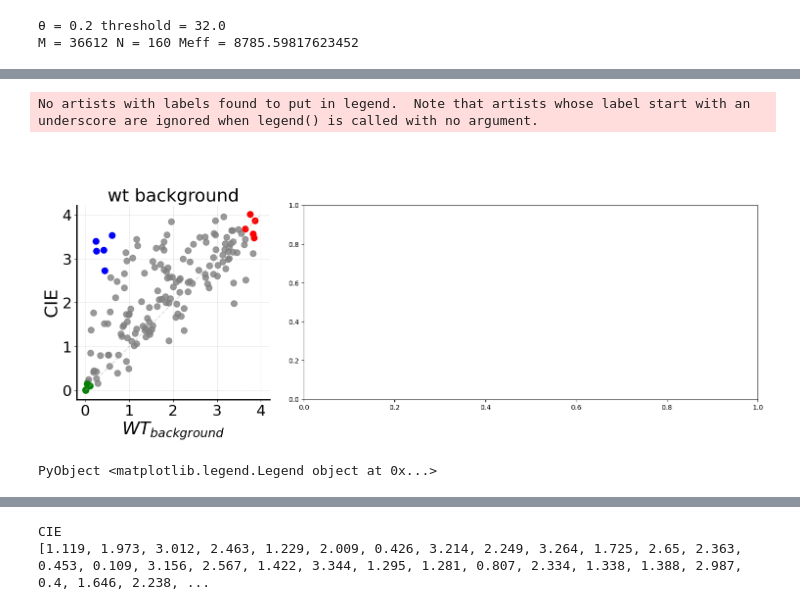
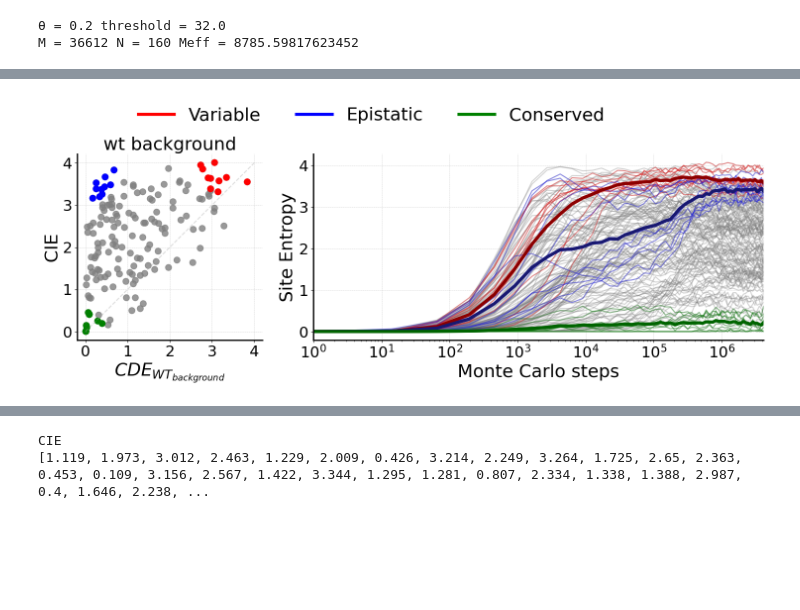
Before and after one commit to leonardodibari/Gen.jl, a Jupyter notebook: notebooks/DHFR_data_fig2.ipynb, the cells around one changed output, grey strips where cells are left out. Cells and saved outputs as stored; diff of their text form; code cells hidden in the pictures; blank space fills up the shorter version.

Commit message:
last figures

```diff
--- a/notebooks/DHFR_data_fig2.ipynb
+++ b/notebooks/DHFR_data_fig2.ipynb
@@ -112,12 +121,3 @@ path_nat = "../../DHFR_pars/PF00186_nogapped.fasta"
 #path_nat = "../../Serine_Prot/yaakov_short.faa"
 nat_MSA = Int8.(fasta2matrix(path_nat))
 ;
-# %%
-PATH_PAR = "../../DHFR_pars/Parameters_conv_DHFR.dat"
-#PATH_PAR = "../../Serine_Prot/2024.5.7.12.23-yaakov_short-bmDCA_params_0.980.dat"
-htmp, Jtmp = read_par_BM_standardorder(PATH_PAR)
-h = KitMSA.set_max_field_to_0(htmp)
-J = KitMSA.symmetrize_J(Jtmp)
-println(extrema(J))
-println(extrema(h))
-;
@@ -151,5 +148,5 @@ println(fine-start)
 145.07905316352844
 # %%
 start_wt = Int.(fasta2matrix("../../DHFR_pars/wt_hinds.fasta")[1,:]);
-cde_wt = cont_dep_entr_without_deg(start_wt, h_new, J_new);
+cde_wt = cont_dep_entr_without_deg(start_wt, h, J);
 #writedlm("../data/figures/data_fig2/cde_PSE", cde_pse)
@@ -197,5 +190,12 @@ cons = [x in sortperm(d_from_neg_bisec, rev=false)[1:5] for x in 1:length(cie)]
 X = [round(Int, n^(3.8)) for n in 1:size(entr,1)];
 # %%
+
+cie = entr_nat
+epis= [x in sortperm(cie .- cde_wt, rev=true)[1:10] for x in 1:length(cie)]
+d_from_neg_bisec = (cde_wt .+ cie .- 2) ./ sqrt(2)
+varr = [x in sortperm(d_from_neg_bisec, rev=true)[1:10] for x in 1:length(cie)]
+cons = [x in sortperm(d_from_neg_bisec, rev=false)[1:10] for x in 1:length(cie)]
+X = [round(Int, n^(3.8)) for n in 1:size(entr,1)];
 
 pointsize = 80
 transp = 0.8
@@ -221,7 +221,7 @@ ax1.scatter(cde_wt, cie, color = "grey", s = pointsize, alpha = transp)
 ax1.scatter(cde_wt[varr], cie[varr], color = "red", s = pointsize, alpha = transp2)
 ax1.scatter(cde_wt[epis], cie[epis], color = "blue",  s = pointsize, alpha = transp2)
 ax1.scatter(cde_wt[cons], cie[cons], color = "green",  s = pointsize, alpha = transp2)
-ax1.set_xlabel("\$WT_{background}\$", fontsize=axis_font)
+ax1.set_xlabel("\$CDE_{WT_{background}}\$", fontsize=axis_font)
 ax1.set_ylabel("CIE", fontsize=axis_font)
 ax1.grid(color = "grey", linestyle = "--", linewidth = 0.5, alpha = 0.4)
 ax1.set_xticks([0,1,2,3,4])
@@ -234,36 +234,34 @@ ax1.spines["left"].set_linewidth(axis_width)
 ax1.spines["bottom"].set_linewidth(axis_width)
 ax1.set_aspect("equal")
 ax1.set_title("wt background", fontsize = axis_font)
-#=
+
 ax2.plot(X, entr, color = "grey", alpha = 0.35)
 ax2.plot(X, entr[:, varr], color = "red", alpha = 0.35)
 ax2.plot(X, entr[:, epis], color = "blue", alpha = 0.35)
 ax2.plot(X, entr[:, cons], color = "green", alpha = 0.35)
 ax2.plot(X, mean(entr[:, varr], dims = 2)[:], color = "red", linewidth=4.5, label = "Variable" )
 ax2.plot(X, mean(entr[:, epis], dims = 2)[:], color = "blue", linewidth = 4.5, label = "Epistatic")
 ax2.plot(X, mean(entr[:, cons], dims = 2)[:], color = "green", linewidth = 4.5, label = "Conserved")
 ax2.plot(X, mean(entr[:, varr], dims = 2)[:], color = "darkred", linewidth=4.5 )
 ax2.plot(X, mean(entr[:, epis], dims = 2)[:], color = "midnightblue", linewidth = 4.5)
 ax2.plot(X, mean(entr[:, cons], dims = 2)[:], color = "darkgreen", linewidth = 4.5)
 ax2.set_xlabel("Monte Carlo steps", fontsize=axis_font)
 ax2.set_ylabel("Site Entropy", fontsize=axis_font)
 ax2.grid(color = "grey", linestyle = "--", linewidth = 0.5, alpha = 0.4)
 ax2.set_yticks([0,1,2,3,4])
 ax2.set_xticks(lab2)
 ax2.set_xticklabels(lab2, fontsize = ticks_font)
 ax2.set_yticklabels(lab, fontsize = ticks_font)
 ax2.set_xlim(minimum(X),maximum(X))
 ax2.spines["top"].set_visible(false)
 ax2.spines["right"].set_visible(false)
 ax2.spines["left"].set_linewidth(axis_width)
 ax2.spines["bottom"].set_linewidth(axis_width)
 ax2.set_xscale("log")
-=#
+
 tight_layout()
 fig.legend(loc="upper right", fontsize = axis_font, frameon = false, ncol = 3, bbox_to_anchor=(0.6, 1.2))
 #savefig("../Serin_Prot_dynamics.png")
-#savefig("../dhfr_dynamics.png")
+savefig("../dhfr_dynamics.png")
 # %% [output]
-No artists with labels found to put in legend.  Note that artists whose label start with an underscore are ignored when legend() is called with no argument.
-[figure, old version]
+[figure, new version]
-PyObject <matplotlib.legend.Legend object at 0x...>
```
Also changed, not shown: parts of 25 cells of this notebook, 25 other files.
